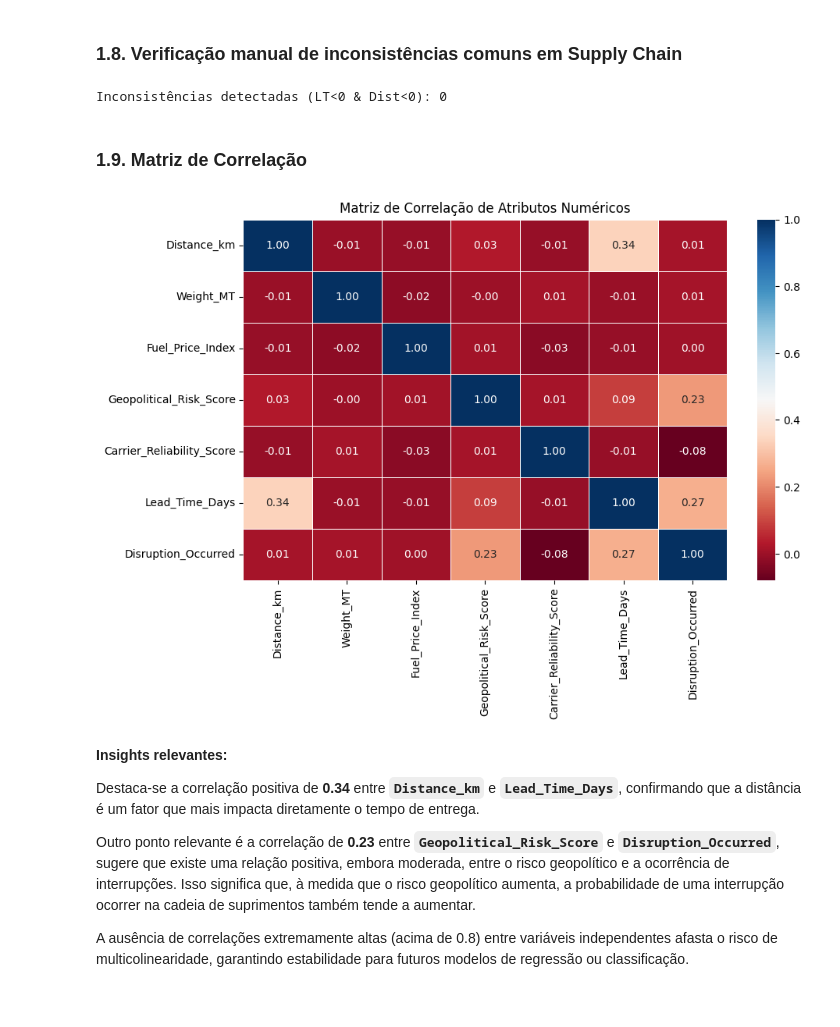
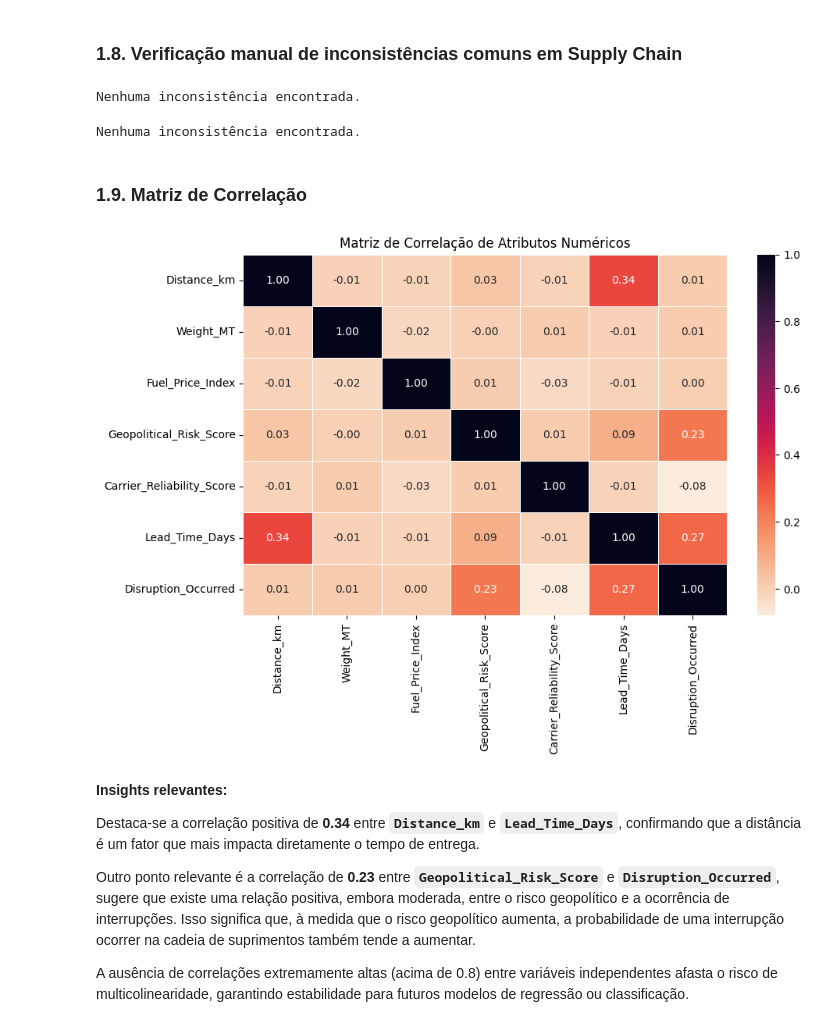
Before and after one commit to juliafarah/MVP_Data_Analysis, a Jupyter notebook: MVP_Data_Analysis.ipynb, the cells around one changed output. Cells and saved outputs as stored; diff of their text form; code cells hidden in the pictures.

```diff
--- a/MVP_Data_Analysis.ipynb
+++ b/MVP_Data_Analysis.ipynb
@@ -184,23 +184,71 @@ Atributos Numéricos: ['Distance_km', 'Weight_MT', 'Fuel_Price_Index', 'Geopolit
 Atributos Categóricos: ['Shipment_ID', 'Origin_Port', 'Destination_Port', 'Transport_Mode', 'Product_Category', 'Weather_Condition']
 # %% [markdown]
 ### **1.8. Verificação manual de inconsistências comuns em Supply Chain**
-# %%
-inconsistencias = df[(df['Lead_Time_Days'] <= 0) | (df['Distance_km'] <= 0)].shape[0]
-print(f"\nInconsistências detectadas (LT<0 & Dist<0): {inconsistencias}")
-# %% [output]
-Inconsistências detectadas (LT<0 & Dist<0): 0
+# %%
+inconsistencias_list = [
+    ('Lead_Time_Days <= 0', inc1),
+    ('Distance_km <= 0', inc2),
+    ('Weight_MT <= 0', inc3),
+    ('Fuel_Price_Index <= 0', inc4),
+    ('Geopolitical_Risk_Score not in [0, 10]', inc5),
+    ('Carrier_Reliability_Score not in [0.5, 1.0]', inc6)
+]
+
+detected_issues = []
+for desc, count in inconsistencias_list:
+    if count > 0:
+        detected_issues.append(f"{desc}: {count}")
+
+if detected_issues:
+    print("Inconsistências encontradas:")
+    for issue in detected_issues:
+        print(f"- {issue}")
+else:
+    print("Nenhuma inconsistência encontrada.")
+# %% [output]
+Nenhuma inconsistência encontrada.
+# %%
+inc1 = df[ (df['Lead_Time_Days'] <= 0) ].shape[0]
+inc2 = df[(df['Distance_km'] <= 0)].shape[0]
+inc3 = df[(df['Weight_MT'] <= 0)].shape[0]
+inc4 = df[(df['Fuel_Price_Index'] <= 0)].shape[0]
+inc5 = df[(df['Geopolitical_Risk_Score'] < 0) | (df['Geopolitical_Risk_Score'] > 10)].shape[0]
+inc6 = df[(df['Carrier_Reliability_Score'] < 0.5) | (df['Carrier_Reliability_Score'] > 1.0)].shape[0]
+
+inconsistencias_list = [
+    ('Lead_Time_Days <= 0', inc1),
+    ('Distance_km <= 0', inc2),
+    ('Weight_MT <= 0', inc3),
+    ('Fuel_Price_Index <= 0', inc4),
+    ('Geopolitical_Risk_Score not in [0, 10]', inc5),
+    ('Carrier_Reliability_Score not in [0.5, 1.0]', inc6)
+]
+
+detected_issues = []
+for desc, count in inconsistencias_list:
+    if count > 0:
+        detected_issues.append(f"{desc}: {count}")
+
+if detected_issues:
+    print("Inconsistências encontradas:")
+    for issue in detected_issues:
+        print(f"- {issue}")
+else:
+    print("Nenhuma inconsistência encontrada.")
+# %% [output]
+Nenhuma inconsistência encontrada.
 # %% [markdown]
 ### **1.9. Matriz de Correlação**
 # %%
 plt.figure(figsize=(10, 6))
 
 # Removendo ID e datas para a correlação numérica
 corr = df[colunas_numericas].corr()
-sns.heatmap(corr, annot=True, cmap='RdBu', fmt=".2f", linewidths=0.5)
+sns.heatmap(corr, annot=True, cmap='rocket_r', fmt=".2f", linewidths=0.5)
 plt.title('Matriz de Correlação de Atributos Numéricos')
 plt.show()
 # %% [output]
-[figure, old version]
+[figure, new version]
 # %% [markdown]
 **Insights relevantes:**
 
```
Also changed, not shown: parts of 1 cell of this notebook.
